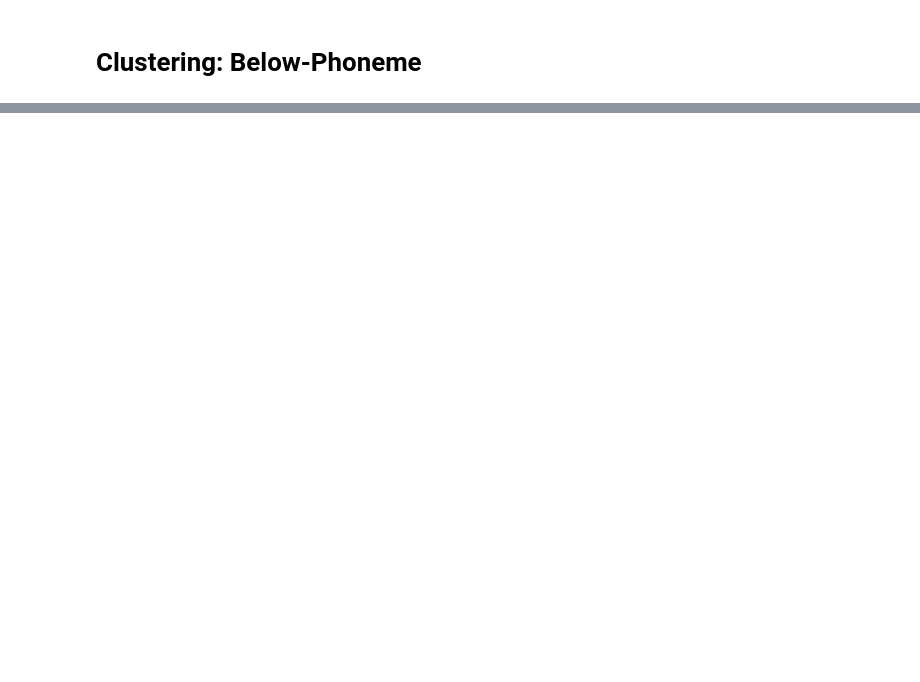
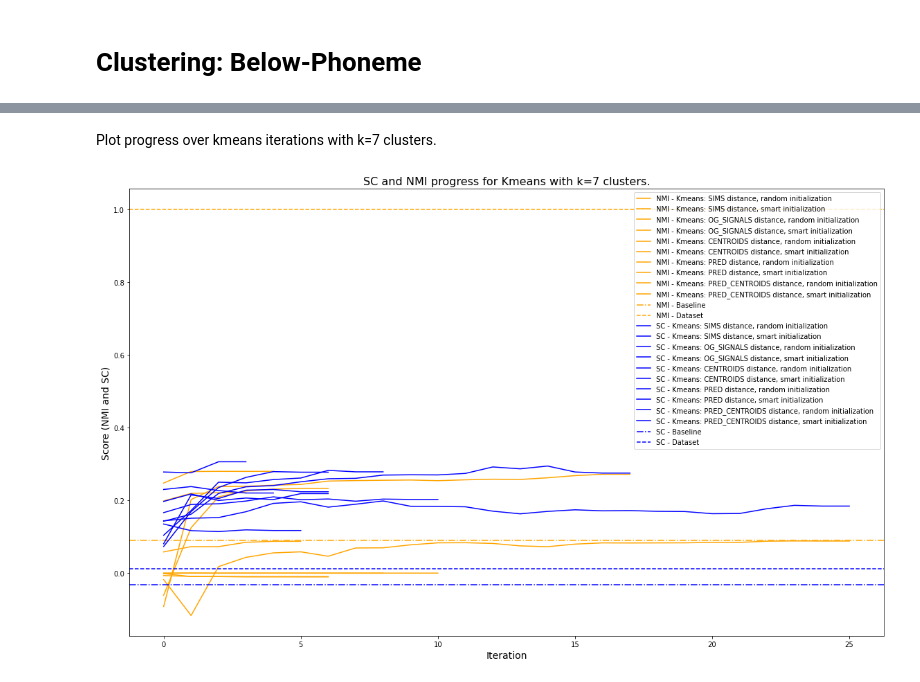
Before and after one commit to jorisptrs/Bachelor-Thesis, a Jupyter notebook: Code/experiments/exp2_below_phoneme_clustering/clustering_below_phon.ipynb, the cells around one changed output, grey strips where cells are left out. Cells and saved outputs as stored; diff of their text form; code cells hidden in the pictures; blank space fills up the shorter version.

```diff
--- a/Code/experiments/exp2_below_phoneme_clustering/clustering_below_phon.ipynb
+++ b/Code/experiments/exp2_below_phoneme_clustering/clustering_below_phon.ipynb
@@ -336,0 +316,16 @@ mean 0.5323870976797318
+# %%
+plot_NMIs = Plot()
+plot_NMIs.inc(ylabel="NMI score", xlabel="k clusters")
+plot_sils = Plot()
+plot_sils.inc(ylabel="SC score", xlabel="k clusters")
+
+for name, nmi in nmis.items():
+    print(f"{name}, best NMI: {np.max(nmi)} at k={cluster_numbers[np.argmax(nmi)]} clusters")
+    plot_NMIs.add(nmi,x=cluster_numbers, label=name)
+
+for name, sil in sils.items():
+    print(f"{name}, best SC: {np.max(sil)} at k={cluster_numbers[np.argmax(sil)]} clusters")
+    plot_sils.add(sil,x=cluster_numbers, label=name)
+
+plot_NMIs.finalize("NMIs for different k's across conditions")
+plot_sils.finalize("NMIs for different k's across conditions")
@@ -336,0 +355,25 @@ mean 0.5323870976797318
+# %% [markdown]
+Plot progress over kmeans iterations with k=7 clusters.
+# %%
+# TODO: SEPARATE PLOTS
+
+
+def plot_progress2(nmis_example_runs, sils_example_runs, title=''):
+    plt.figure(figsize=(16,10))
+    for (name, nmi) in nmis_example_runs.items():
+        plt.plot(nmi[0], color="orange", label="NMI - Kmeans: "+name)
+    plt.axhline(y=nmi_baseline, color='orange', linestyle='dashdot', label="NMI - Baseline")
+    plt.axhline(y=nmi_truth, color='orange', linestyle='dashed', label="NMI - Dataset")
+    for (name, sil) in sils_example_runs.items():
+        plt.plot(sil[0], color="blue", label="SC - Kmeans: "+name)
+    plt.axhline(y=sil_baseline, color='blue', linestyle='dashdot', label="SC - Baseline")
+    plt.axhline(y=sil_truth, color='blue', linestyle='dashed', label="SC - Dataset")
+    plt.legend()
+    plt.xlabel('Iteration', fontsize=14)
+    plt.ylabel('Score (NMI and SC)', fontsize=14)
+    plt.title(title, fontsize=16)
+    plt.show()
+
+plot_progress2(nmis_example_runs, sils_example_runs, title="SC and NMI progress for Kmeans with k=7 clusters.")
+# %% [output]
+[figure, added]
```
Also changed, not shown: parts of 40 cells of this notebook, 5 other files.
